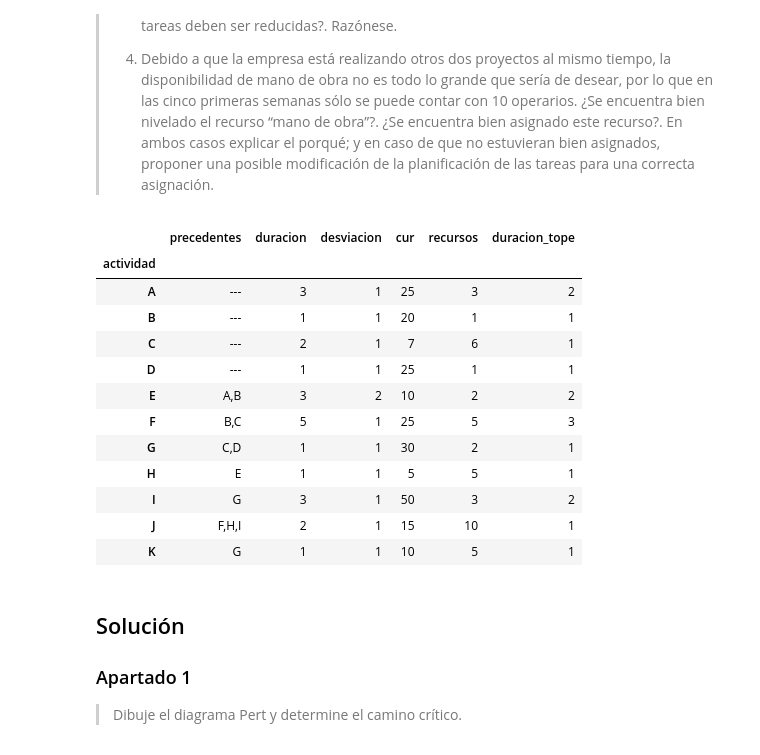
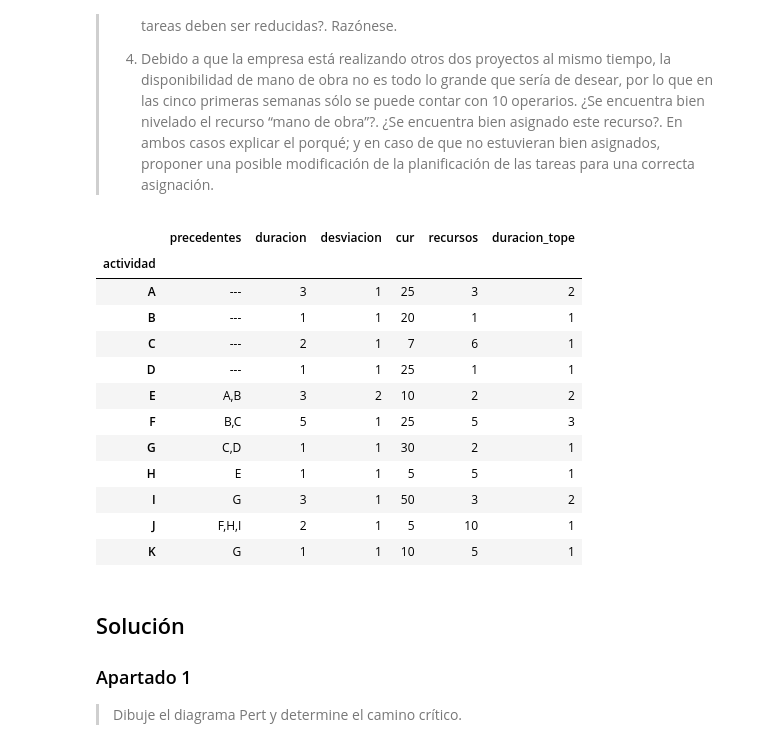
Before and after one commit to mcasl/pmULE, a Jupyter notebook: Ejercicio_09.ipynb, the cells around one changed output. Saved outputs shown, nothing was run; the diff lists cells and outputs as text; code cells hidden in the pictures.

```diff
--- a/Ejercicio_09.ipynb
+++ b/Ejercicio_09.ipynb
@@ -16,35 +16,35 @@ display(HTML("<style>.container { width:100% !important; }</style>"))
 import pandas as pd
 import numpy as np
 
 datos_enunciado = pd.DataFrame([
 #  actividad, precedentes, duracion, desviacion, cur,   recursos, duracion_tope
   (   'A',      '---  ',      3,         1,        25,       3,        2    ),
   (   'B',      '---  ',      1,         1,        20,       1,        1    ),
   (   'C',      '---  ',      2,         1,         7,       6,        1    ),
   (   'D',      '---  ',      1,         1,        25,       1,        1    ),
   (   'E',      'A,B  ',      3,         2,        10,       2,        2    ),
   (   'F',      'B,C  ',      5,         1,        25,       5,        3    ),
   (   'G',      'C,D  ',      1,         1,        30,       2,        1    ),
   (   'H',      'E    ',      1,         1,         5,       5,        1    ),
   (   'I',      'G    ',      3,         1,        50,       3,        2    ),
-  (   'J',      'F,H,I',      2,         1,        15,      10,        1    ),
+  (   'J',      'F,H,I',      2,         1,         5,      10,        1    ),
   (   'K',      'G    ',      1,         1,        10,       5,        1    ),
 ] ,columns=['actividad', 'precedentes', 'duracion', 'desviacion', 'cur', 'recursos', 'duracion_tope']).set_index('actividad')
 
 datos_enunciado
 # %% [output]
 |  | precedentes | duracion | desviacion | cur | recursos | duracion_tope |
 | actividad |  |  |  |  |  |  |
 | A | --- | 3 | 1 | 25 | 3 | 2 |
 | B | --- | 1 | 1 | 20 | 1 | 1 |
 | C | --- | 2 | 1 | 7 | 6 | 1 |
 | D | --- | 1 | 1 | 25 | 1 | 1 |
 | E | A,B | 3 | 2 | 10 | 2 | 2 |
 | F | B,C | 5 | 1 | 25 | 5 | 3 |
 | G | C,D | 1 | 1 | 30 | 2 | 1 |
 | H | E | 1 | 1 | 5 | 5 | 1 |
 | I | G | 3 | 1 | 50 | 3 | 2 |
-| J | F,H,I | 2 | 1 | 15 | 10 | 1 |
+| J | F,H,I | 2 | 1 | 5 | 10 | 1 |
 | K | G | 1 | 1 | 10 | 5 | 1 |
 # %% [markdown]
 ## Solución
```
Also changed, not shown: parts of 16 cells of this notebook, 3 other files.
